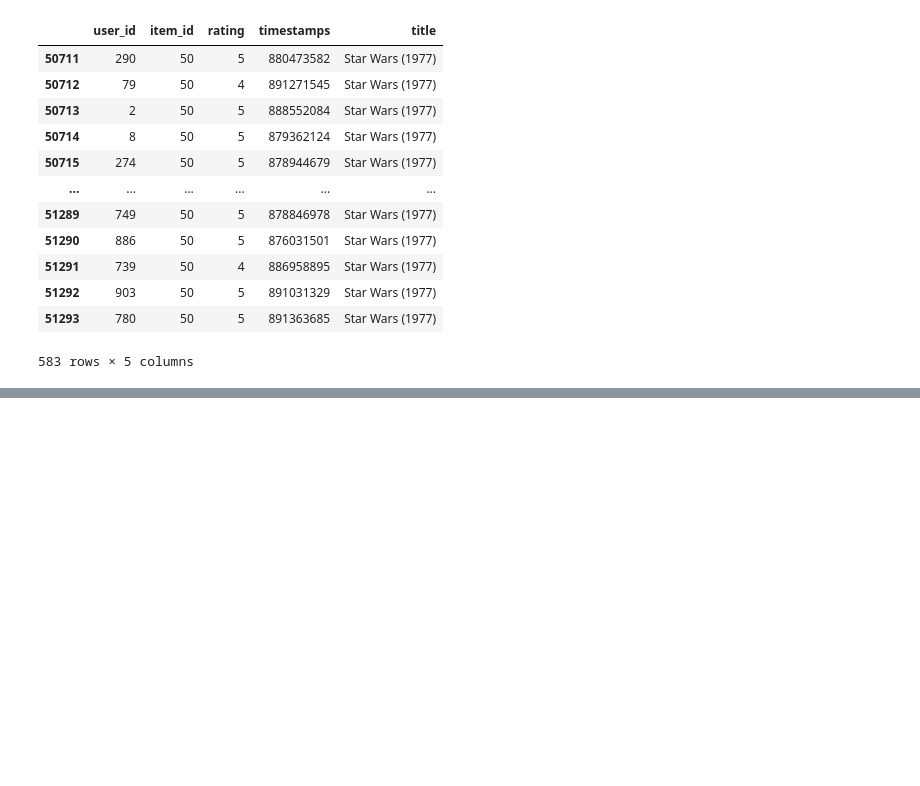
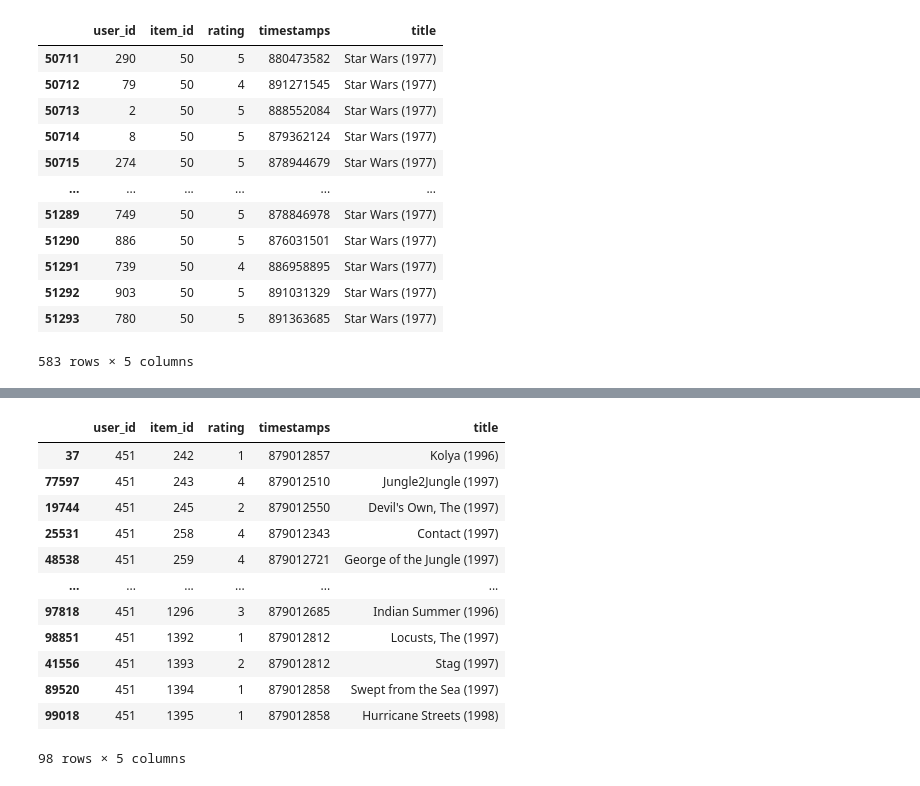
Before and after one commit to ali-d-nasseri/Recommender-System, a Jupyter notebook: Recommender Project.ipynb, the cells around one changed output, grey strips where cells are left out. Saved outputs shown, nothing was run; the diff lists cells and outputs as text; code cells hidden in the pictures; blank space fills up the shorter version.

```diff
--- a/Recommender Project.ipynb
+++ b/Recommender Project.ipynb
@@ -115,0 +166,16 @@ Name: 290, dtype: float64
+# %%
+a = movielens[movielens['user_id']==451].sort_values(by = 'item_id', ascending = True)
+# %% [output]
+|  | user_id | item_id | rating | timestamps | title |
+| 37 | 451 | 242 | 1 | 879012857 | Kolya (1996) |
+| 77597 | 451 | 243 | 4 | 879012510 | Jungle2Jungle (1997) |
+| 19744 | 451 | 245 | 2 | 879012550 | Devil's Own, The (1997) |
+| 25531 | 451 | 258 | 4 | 879012343 | Contact (1997) |
+| 48538 | 451 | 259 | 4 | 879012721 | George of the Jungle (1997) |
+| ... | ... | ... | ... | ... | ... |
+| 97818 | 451 | 1296 | 3 | 879012685 | Indian Summer (1996) |
+| 98851 | 451 | 1392 | 1 | 879012812 | Locusts, The (1997) |
+| 41556 | 451 | 1393 | 2 | 879012812 | Stag (1997) |
+| 89520 | 451 | 1394 | 1 | 879012858 | Swept from the Sea (1997) |
+| 99018 | 451 | 1395 | 1 | 879012858 | Hurricane Streets (1998) |
+98 rows × 5 columns
```
Also changed, not shown: parts of 17 cells of this notebook, 4 other files.
